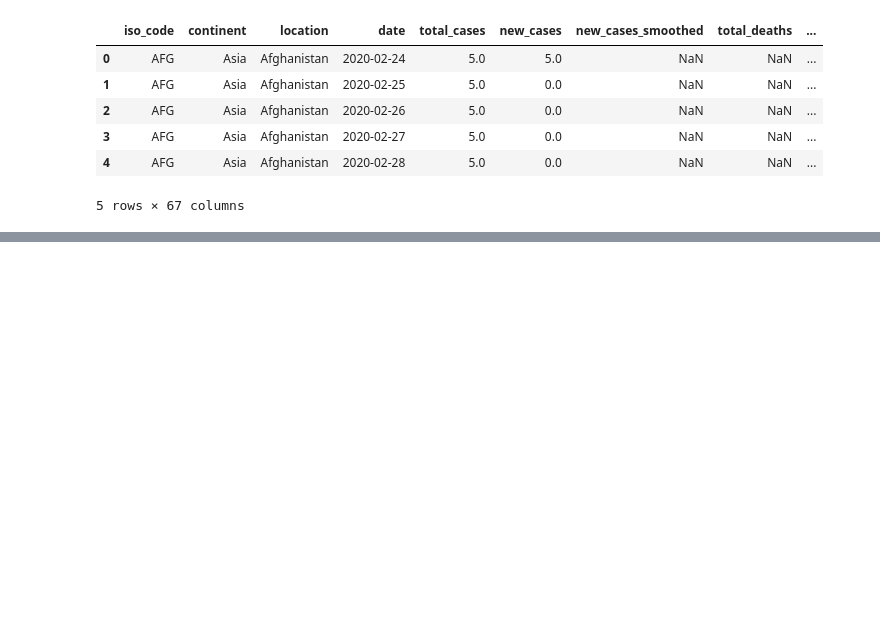
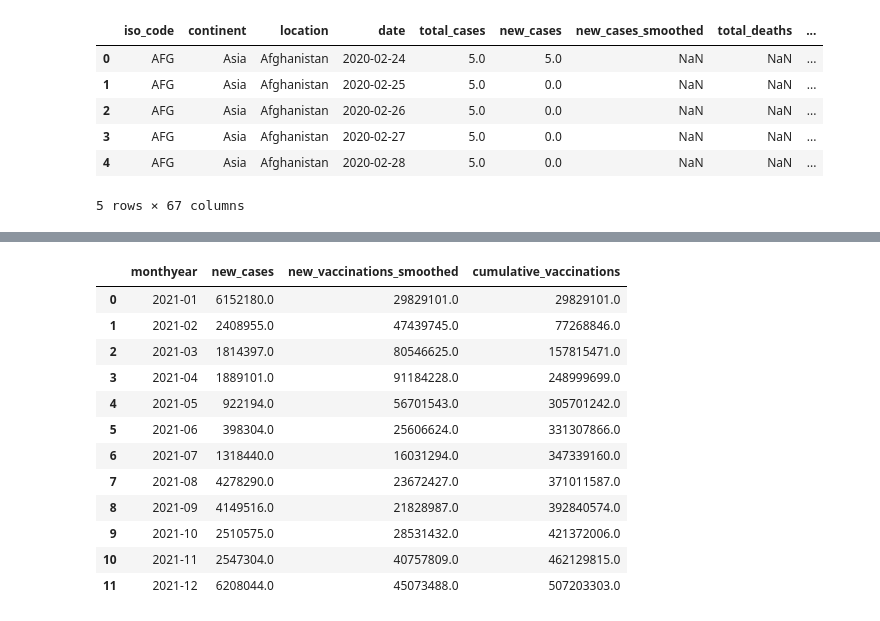
Before and after one commit to jeaniewwu/project--01-new-, a Jupyter notebook: Covid_data.ipynb, the cells around one changed output, grey strips where cells are left out. Saved outputs shown, nothing was run; the diff lists cells and outputs as text; code cells hidden in the pictures; blank space fills up the shorter version.

```diff
--- a/Covid_data.ipynb
+++ b/Covid_data.ipynb
@@ -79,0 +104,21 @@ plt.show()
+# %%
+#merge the two dataframes
+merge_df = pd.merge(covidUS21Cases_df, covidUS21Vaccine_df, on="monthyear", how="inner")
+merge_df = merge_df.reset_index()
+# %%
+merge_df['cumulative_vaccinations'] = merge_df['new_vaccinations_smoothed'].cumsum(axis = 0)
+merge_df
+# %% [output]
+|  | monthyear | new_cases | new_vaccinations_smoothed | cumulative_vaccinations |
+| 0 | 2021-01 | 6152180.0 | 29829101.0 | 29829101.0 |
+| 1 | 2021-02 | 2408955.0 | 47439745.0 | 77268846.0 |
+| 2 | 2021-03 | 1814397.0 | 80546625.0 | 157815471.0 |
+| 3 | 2021-04 | 1889101.0 | 91184228.0 | 248999699.0 |
+| 4 | 2021-05 | 922194.0 | 56701543.0 | 305701242.0 |
+| 5 | 2021-06 | 398304.0 | 25606624.0 | 331307866.0 |
+| 6 | 2021-07 | 1318440.0 | 16031294.0 | 347339160.0 |
+| 7 | 2021-08 | 4278290.0 | 23672427.0 | 371011587.0 |
+| 8 | 2021-09 | 4149516.0 | 21828987.0 | 392840574.0 |
+| 9 | 2021-10 | 2510575.0 | 28531432.0 | 421372006.0 |
+| 10 | 2021-11 | 2547304.0 | 40757809.0 | 462129815.0 |
+| 11 | 2021-12 | 6208044.0 | 45073488.0 | 507203303.0 |
```
Also changed, not shown: parts of 15 cells of this notebook, 5 other files.
